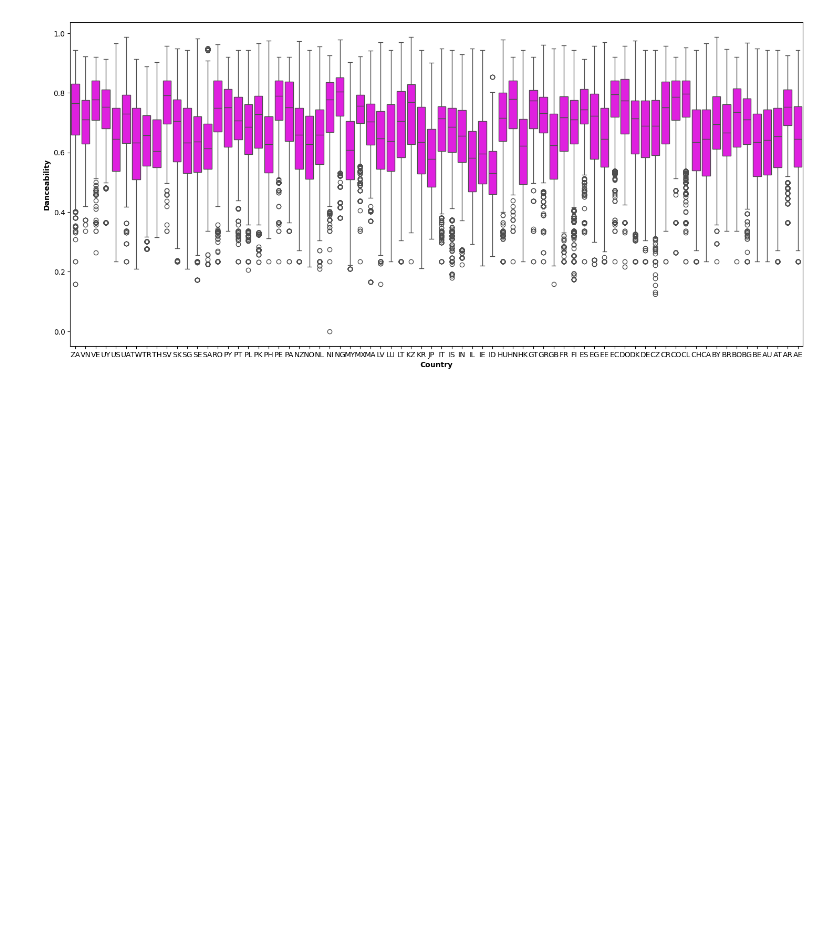
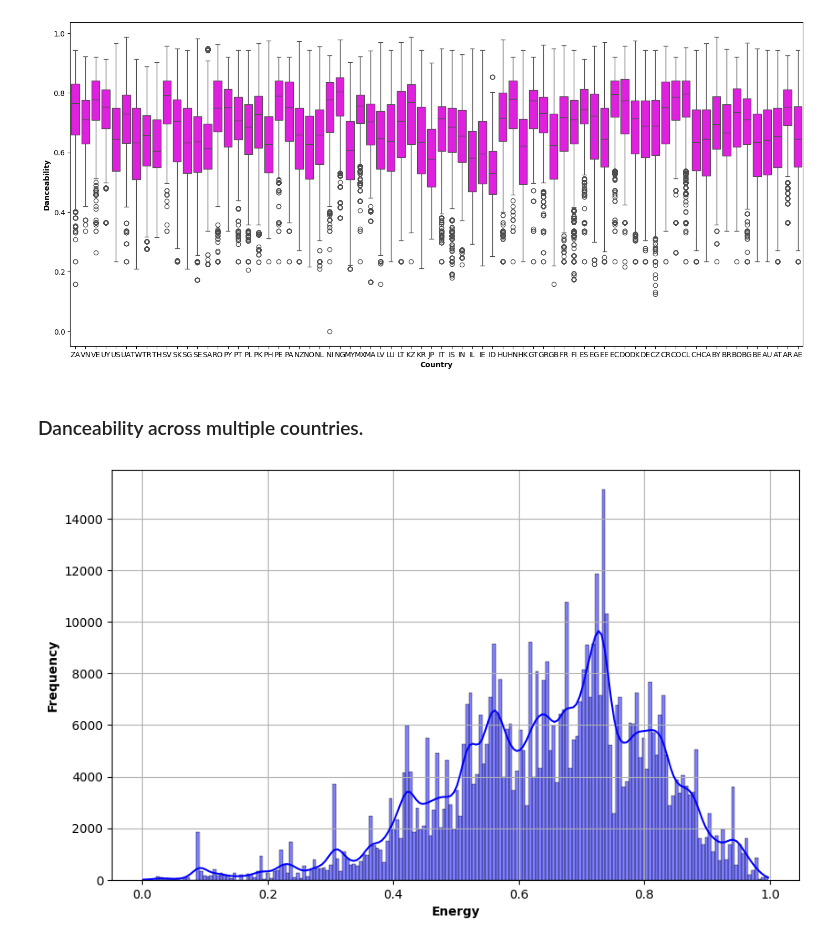
Before and after one commit to ayushsiloiya619/Spotify-Song-Analysis, a Jupyter notebook: Spotify_Analysis.ipynb, the cells around one changed output. Saved outputs shown, nothing was run; the diff lists cells and outputs as text; code cells hidden in the pictures; blank space fills up the shorter version.

```diff
--- a/Spotify_Analysis.ipynb
+++ b/Spotify_Analysis.ipynb
@@ -300,3 +302,14 @@ plt.ylabel("Danceability", fontweight="bold")
 plt.show()
 # %% [output]
 [figure]
+# %% [markdown]
+### Danceability across multiple countries.
+# %%
+plt.figure(figsize=(10,6))
+sns.histplot(df["energy"],kde=True, color="b")
+plt.xlabel("Energy", fontweight="bold")
+plt.ylabel("Frequency", fontweight="bold")
+plt.grid(True)
+plt.show()
+# %% [output]
+[figure, added]
```
Also changed, not shown: parts of 5 cells of this notebook.
